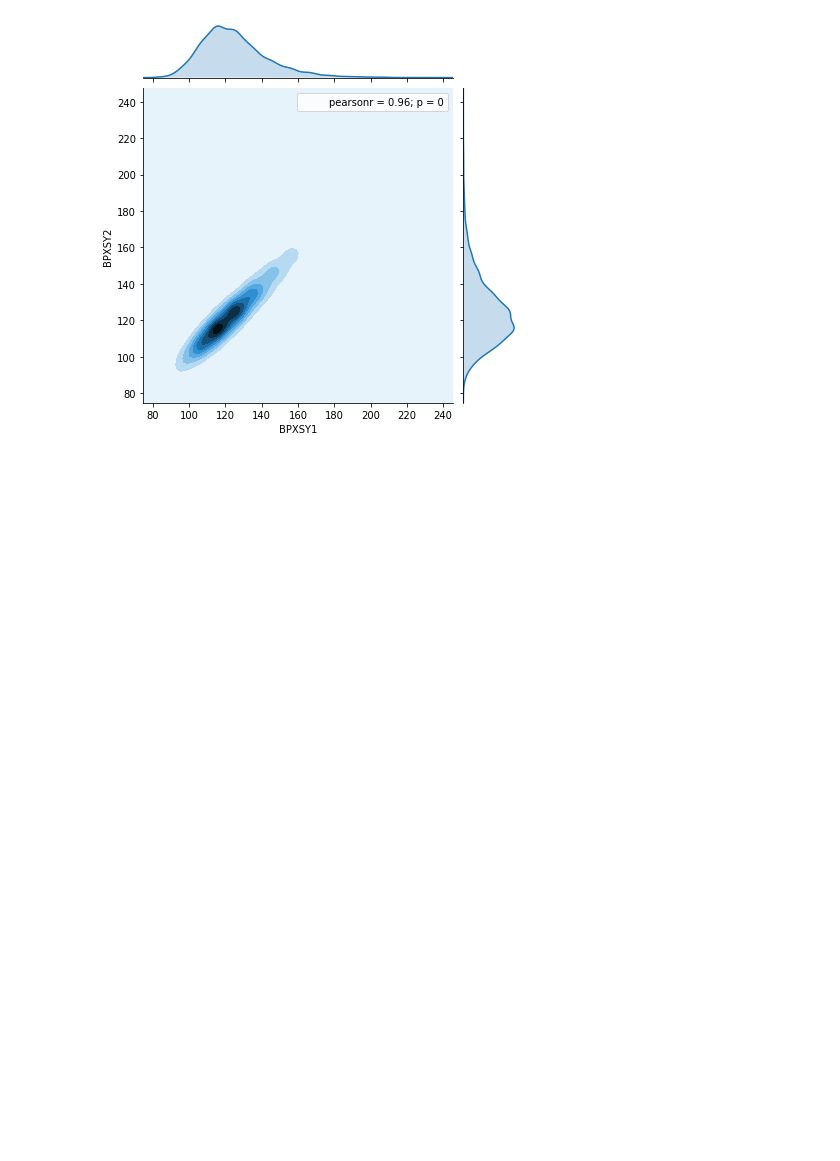
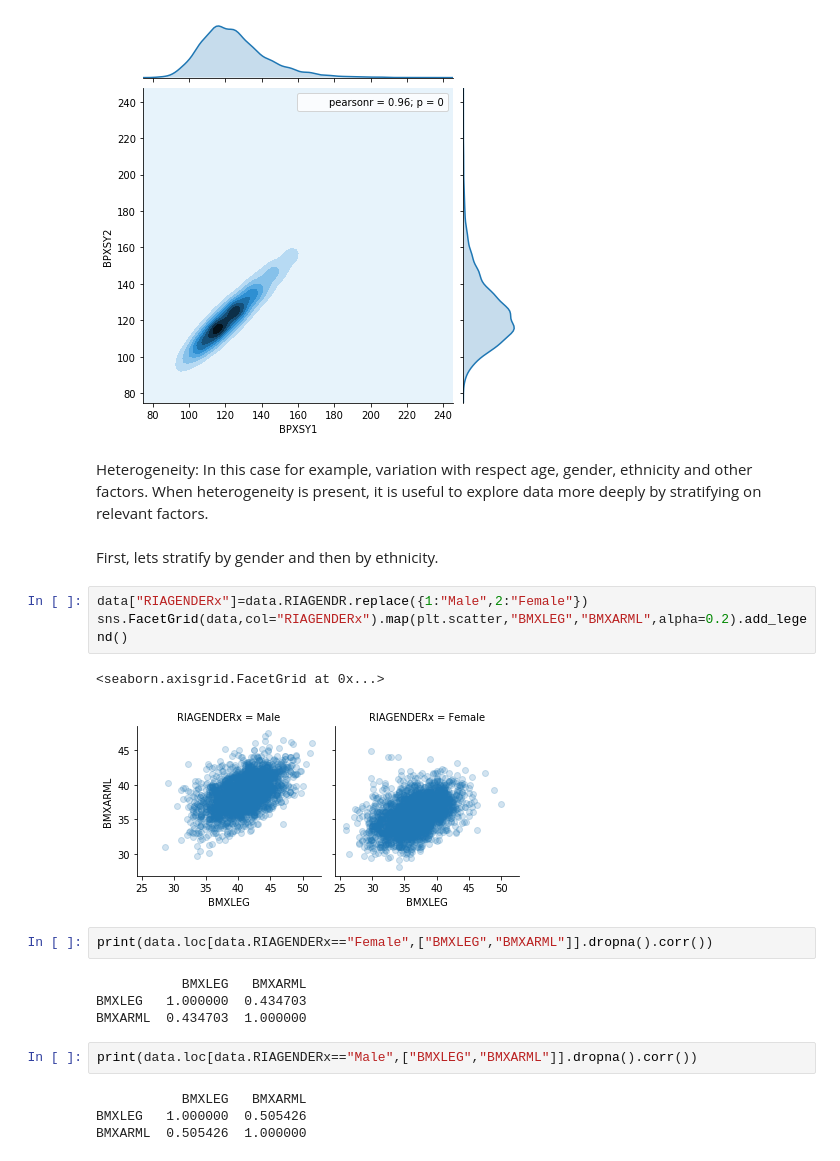
Before and after one commit to dabarbosa10/MichStat, a Jupyter notebook: week3/BivariateData.ipynb, the cells around one changed output. Drawn from its saved outputs; the diff is of its cells as text; blank space fills up the shorter version.

```diff
--- a/week3/BivariateData.ipynb
+++ b/week3/BivariateData.ipynb
@@ -32,3 +32,25 @@ Now looking at two repeated measures of systolic blood pressure, taken a few min
 jp=sns.jointplot(x="BPXSY1",y="BPXSY2",kind='kde',data=data).annotate(stats.pearsonr)
 # %% [output]
 [figure]
+# %% [markdown]
+Heterogeneity: In this case for example, variation with respect age, gender, ethnicity and other factors. When heterogeneity is present, it is useful to explore data more deeply by stratifying on relevant factors.
+# %% [markdown]
+First, lets stratify by gender and then by ethnicity.
+# %%
+data["RIAGENDERx"]=data.RIAGENDR.replace({1:"Male",2:"Female"})
+sns.FacetGrid(data,col="RIAGENDERx").map(plt.scatter,"BMXLEG","BMXARML",alpha=0.2).add_legend()
+# %% [output]
+<seaborn.axisgrid.FacetGrid at 0x...>
+[figure, added]
+# %%
+print(data.loc[data.RIAGENDERx=="Female",["BMXLEG","BMXARML"]].dropna().corr())
+# %% [output]
+           BMXLEG   BMXARML
+BMXLEG   1.000000  0.434703
+BMXARML  0.434703  1.000000
+# %%
+print(data.loc[data.RIAGENDERx=="Male",["BMXLEG","BMXARML"]].dropna().corr())
+# %% [output]
+           BMXLEG   BMXARML
+BMXLEG   1.000000  0.505426
+BMXARML  0.505426  1.000000
```
Also changed, not shown: parts of 2 cells of this notebook.
